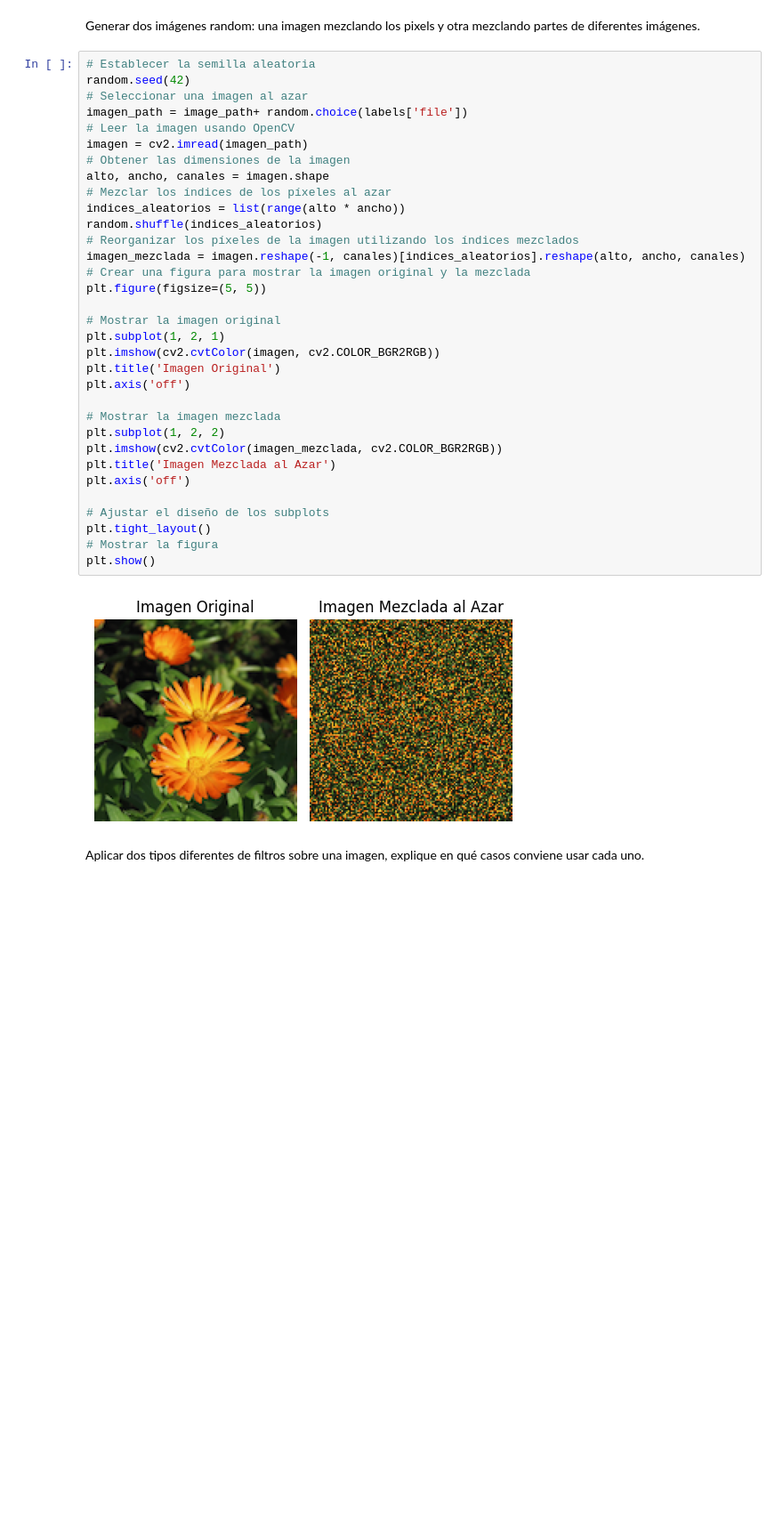
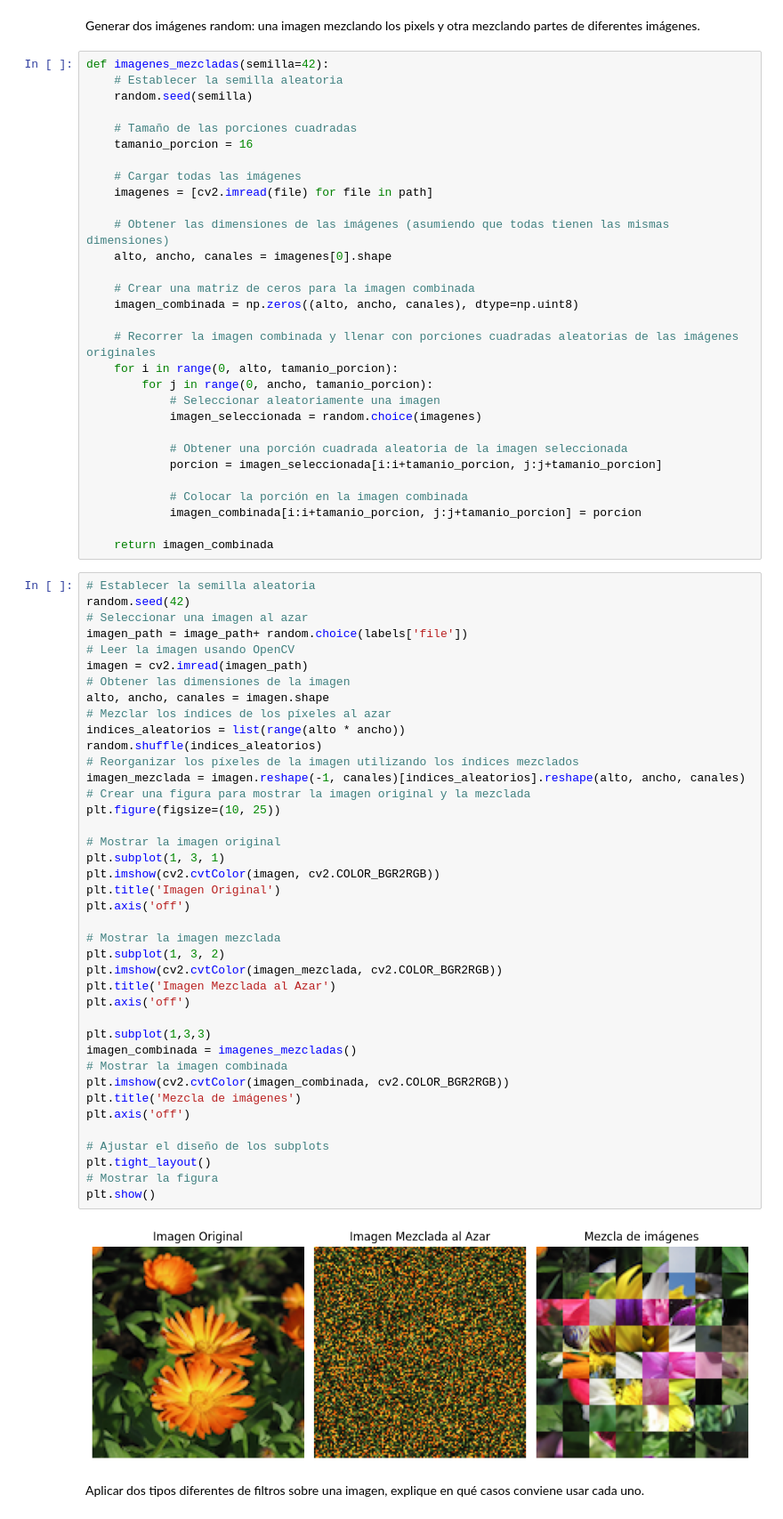
Before and after one commit to josesg998/dmecyt, a Jupyter notebook: preTP1/pre_TP_01_JSG.ipynb, the cells around one changed output. Shown at 89% size. Cells and saved outputs as stored; diff of their text form; blank space fills up the shorter version.

Commit message:
agrego mezclado de imagenes

```diff
--- a/preTP1/pre_TP_01_JSG.ipynb
+++ b/preTP1/pre_TP_01_JSG.ipynb
@@ -141,41 +141,78 @@ plt.axis('off')
 [figure]
 # %% [markdown]
 Generar dos imágenes random: una imagen mezclando los pixels y otra mezclando partes de diferentes imágenes.
+# %%
+def imagenes_mezcladas(semilla=42):
+    # Establecer la semilla aleatoria
+    random.seed(semilla)
+
+    # Tamaño de las porciones cuadradas
+    tamanio_porcion = 16
+
+    # Cargar todas las imágenes
+    imagenes = [cv2.imread(file) for file in path]
+
+    # Obtener las dimensiones de las imágenes (asumiendo que todas tienen las mismas dimensiones)
+    alto, ancho, canales = imagenes[0].shape
+
+    # Crear una matriz de ceros para la imagen combinada
+    imagen_combinada = np.zeros((alto, ancho, canales), dtype=np.uint8)
+
+    # Recorrer la imagen combinada y llenar con porciones cuadradas aleatorias de las imágenes originales
+    for i in range(0, alto, tamanio_porcion):
+        for j in range(0, ancho, tamanio_porcion):
+            # Seleccionar aleatoriamente una imagen
+            imagen_seleccionada = random.choice(imagenes)
+
+            # Obtener una porción cuadrada aleatoria de la imagen seleccionada
+            porcion = imagen_seleccionada[i:i+tamanio_porcion, j:j+tamanio_porcion]
+
+            # Colocar la porción en la imagen combinada
+            imagen_combinada[i:i+tamanio_porcion, j:j+tamanio_porcion] = porcion
+
+    return imagen_combinada
 # %%
 # Establecer la semilla aleatoria
 random.seed(42)
 # Seleccionar una imagen al azar
 imagen_path = image_path+ random.choice(labels['file'])
 # Leer la imagen usando OpenCV
 imagen = cv2.imread(imagen_path)
 # Obtener las dimensiones de la imagen
 alto, ancho, canales = imagen.shape
 # Mezclar los índices de los píxeles al azar
 indices_aleatorios = list(range(alto * ancho))
 random.shuffle(indices_aleatorios)
 # Reorganizar los píxeles de la imagen utilizando los índices mezclados
 imagen_mezclada = imagen.reshape(-1, canales)[indices_aleatorios].reshape(alto, ancho, canales)
 # Crear una figura para mostrar la imagen original y la mezclada
-plt.figure(figsize=(5, 5))
+plt.figure(figsize=(10, 25))
 
 # Mostrar la imagen original
-plt.subplot(1, 2, 1)
+plt.subplot(1, 3, 1)
 plt.imshow(cv2.cvtColor(imagen, cv2.COLOR_BGR2RGB))
 plt.title('Imagen Original')
 plt.axis('off')
 
 # Mostrar la imagen mezclada
-plt.subplot(1, 2, 2)
+plt.subplot(1, 3, 2)
 plt.imshow(cv2.cvtColor(imagen_mezclada, cv2.COLOR_BGR2RGB))
 plt.title('Imagen Mezclada al Azar')
+plt.axis('off')
+
+plt.subplot(1,3,3)
+imagen_combinada = imagenes_mezcladas()
+# Mostrar la imagen combinada
+plt.imshow(cv2.cvtColor(imagen_combinada, cv2.COLOR_BGR2RGB))
+plt.title('Mezcla de imágenes')
 plt.axis('off')
 
 # Ajustar el diseño de los subplots
 plt.tight_layout()
 # Mostrar la figura
 plt.show()
 # %% [output]
-[figure, old version]
+[figure, new version]
 # %% [markdown]
 Aplicar dos tipos diferentes de filtros sobre una imagen, explique en qué casos conviene usar cada uno.
 # %%
```
Also changed, not shown: parts of 4 cells of this notebook.
